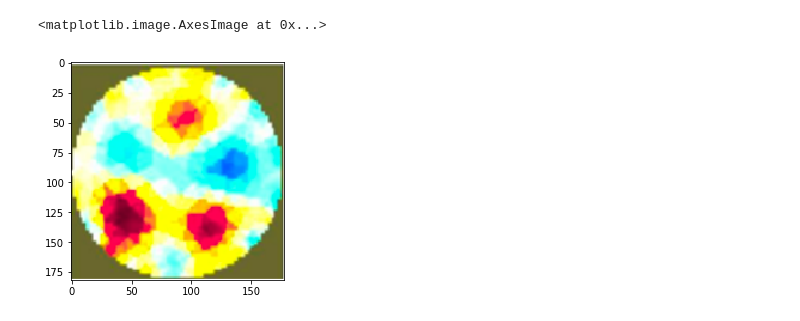
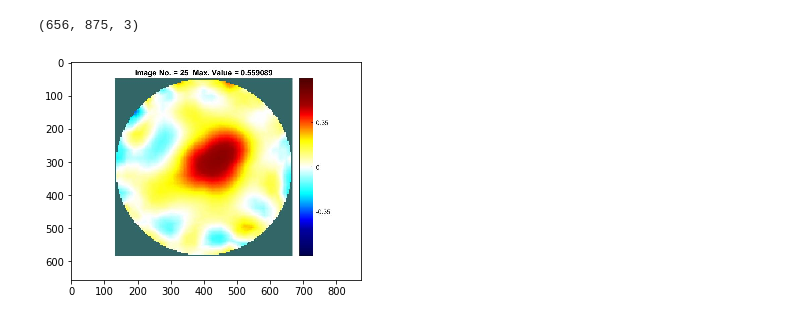
Before and after one commit to mayankpathak10/SAL-SmartSkins, a Jupyter notebook: BlobDetection_Trial1.ipynb, the cells around one changed output. Cells and saved outputs as stored; diff of their text form; code cells hidden in the pictures.

```diff
--- a/BlobDetection_Trial1.ipynb
+++ b/BlobDetection_Trial1.ipynb
@@ -4,8 +5,12 @@ import numpy
 import matplotlib.pyplot as plt
 %matplotlib inline
 # %%
-img = cv2.imread('images/image8.png')
+img = cv2.imread('images/image25.jpg')
+img_copy = img
 plt.imshow(img)
+imgray = cv2.cvtColor(img,cv2.COLOR_RGB2BGR)
+plt.imshow(imgray)
+imgray.shape
 # %% [output]
-<matplotlib.image.AxesImage at 0x...>
+(656, 875, 3)
-[figure, old version]
+[figure, new version]
```
Also changed, not shown: parts of 7 cells of this notebook, 4 other files.
